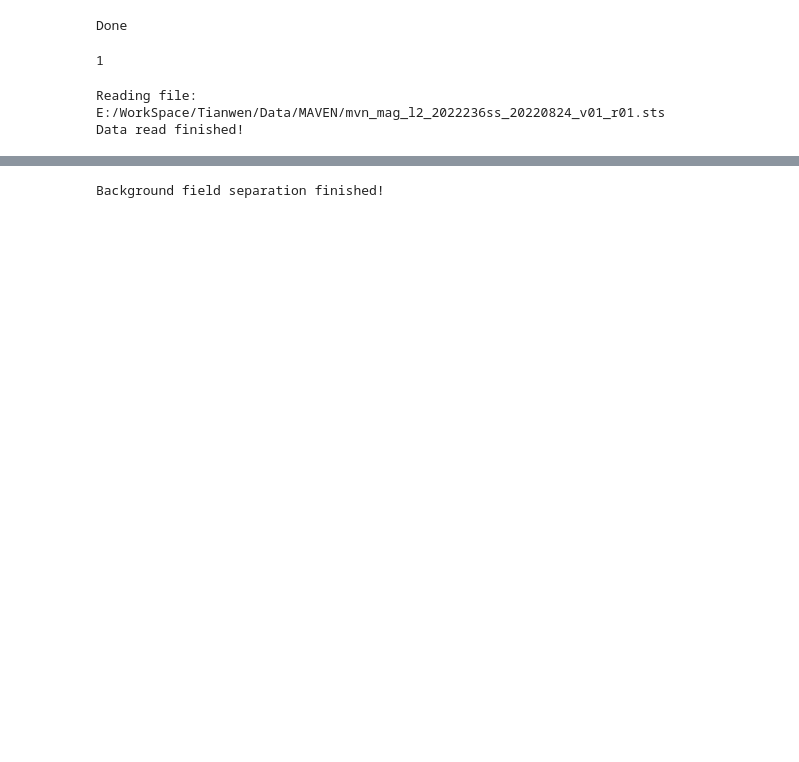
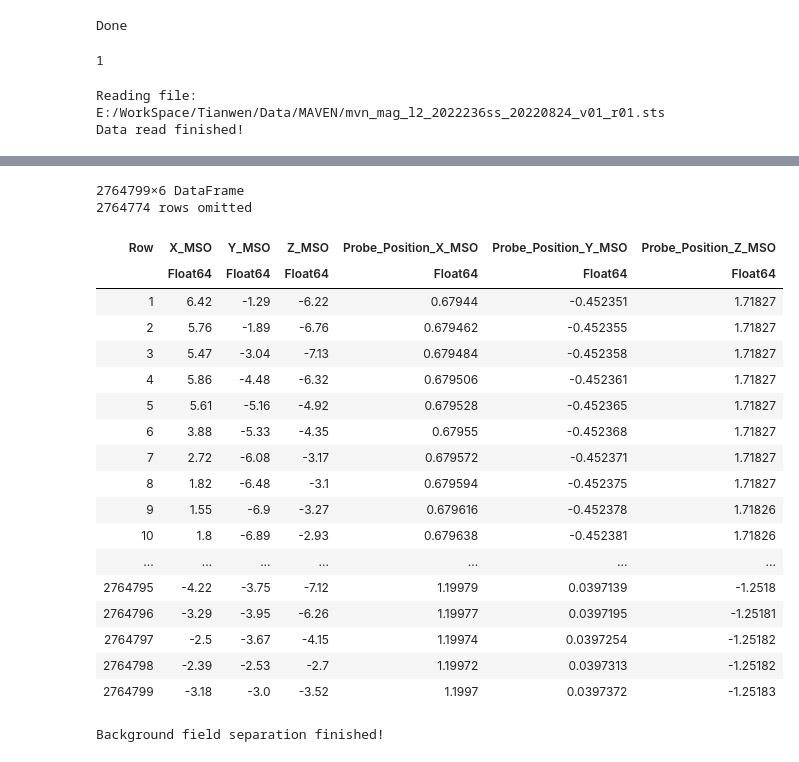
Before and after one commit to wzxswife/Tianwen, a Jupyter notebook: src/MAVENS32.ipynb, the cells around one changed output, grey strips where cells are left out. Cells and saved outputs as stored; diff of their text form; code cells hidden in the pictures; blank space fills up the shorter version.

```diff
--- a/src/MAVENS32.ipynb
+++ b/src/MAVENS32.ipynb
@@ -66,9 +66,6 @@ ds = 1
 # %%
 # read data
 datapath2c32hz = "E:/WorkSpace/Tianwen/Data/MAVEN/"
-date = DateTime(2022, 08, 24, 00, 00, 00)
-#date = DateTime(2014, 10, 11, 00, 00, 00) .+ Dates.Day(1) .* range(0, 1)
-#20220630
 datestr = Dates.format.(date, "yyyymmdd")
 year = Dates.format(date, "yyyy")
 file2c32hz = glob("*$datestr*.sts", datapath2c32hz)
@@ -84,15 +81,16 @@ for line in eachline(file2c32hz)
         break
     end
 end
-global mag2c32hz = identity.(DataFrame(readdlm(file2c32hz, skipstart=skip), :auto))
+mag2c32hz_temp = identity.(DataFrame(readdlm(file2c32hz, skipstart=skip), :auto))
 
-global BMSO32hz = Array(mag2c32hz[:, 8:10])
-global  magut32hz = @. DateTime(mag2c32hz[:, 1]) + Day(mag2c32hz[:, 2]-1) + Hour(mag2c32hz[:, 3]) + Minute(mag2c32hz[:, 4]) + Second(mag2c32hz[:, 5]) + Millisecond(mag2c32hz[:, 6])
+global BMSO32hz = Array(mag2c32hz_temp[:, 8:10])
+global  magut32hz = @. DateTime(mag2c32hz_temp[:, 1]) + Day(mag2c32hz_temp[:, 2]-1) + Hour(mag2c32hz_temp[:, 3]) + Minute(mag2c32hz_temp[:, 4]) + Second(mag2c32hz_temp[:, 5]) + Millisecond(mag2c32hz_temp[:, 6])
 global  magjlut32hz = datetime2julian.(magut32hz)
 magjlut32hz= magjlut32hz.-magjlut32hz[1]
-global  PosMSO32hz = Array(mag2c32hz[:, 12:14])./Rm
-mag2c32hz[!, :Time] = magut32hz
-mag2c32hz[!, :JulUT] = magjlut32hz
+global  PosMSO32hz = Array(mag2c32hz_temp[:, 12:14])./Rm
+mag2c32hz = DataFrame()
+mag2c32hz.Time = magut32hz
+mag2c32hz.JulUT = magjlut32hz
 mag2c32hz.X_MSO = BMSO32hz[:, 1]
 mag2c32hz.Y_MSO = BMSO32hz[:, 2]
 mag2c32hz.Z_MSO = BMSO32hz[:, 3]
@@ -118,3 +105,26 @@ first(mag2c32hz, 5)
+# %%
+mag2c32hz
+# %% [output]
+2764799×6 DataFrame
+2764774 rows omitted
+| Row | X_MSO | Y_MSO | Z_MSO | Probe_Position_X_MSO | Probe_Position_Y_MSO | Probe_Position_Z_MSO |
+|  | Float64 | Float64 | Float64 | Float64 | Float64 | Float64 |
+| 1 | 6.42 | -1.29 | -6.22 | 0.67944 | -0.452351 | 1.71827 |
+| 2 | 5.76 | -1.89 | -6.76 | 0.679462 | -0.452355 | 1.71827 |
+| 3 | 5.47 | -3.04 | -7.13 | 0.679484 | -0.452358 | 1.71827 |
+| 4 | 5.86 | -4.48 | -6.32 | 0.679506 | -0.452361 | 1.71827 |
+| 5 | 5.61 | -5.16 | -4.92 | 0.679528 | -0.452365 | 1.71827 |
+| 6 | 3.88 | -5.33 | -4.35 | 0.67955 | -0.452368 | 1.71827 |
+| 7 | 2.72 | -6.08 | -3.17 | 0.679572 | -0.452371 | 1.71827 |
+| 8 | 1.82 | -6.48 | -3.1 | 0.679594 | -0.452375 | 1.71827 |
+| 9 | 1.55 | -6.9 | -3.27 | 0.679616 | -0.452378 | 1.71826 |
+| 10 | 1.8 | -6.89 | -2.93 | 0.679638 | -0.452381 | 1.71826 |
+| ... | ... | ... | ... | ... | ... | ... |
+| 2764795 | -4.22 | -3.75 | -7.12 | 1.19979 | 0.0397139 | -1.2518 |
+| 2764796 | -3.29 | -3.95 | -6.26 | 1.19977 | 0.0397195 | -1.25181 |
+| 2764797 | -2.5 | -3.67 | -4.15 | 1.19974 | 0.0397254 | -1.25182 |
+| 2764798 | -2.39 | -2.53 | -2.7 | 1.19972 | 0.0397313 | -1.25182 |
+| 2764799 | -3.18 | -3.0 | -3.52 | 1.1997 | 0.0397372 | -1.25183 |
 # %%
 # 分离背景磁场和波动磁场
 timeWave = date .+ Dates.Second(ds) .* range(0,4)
```
Also changed, not shown: parts of 7 cells of this notebook, 1 other file.
